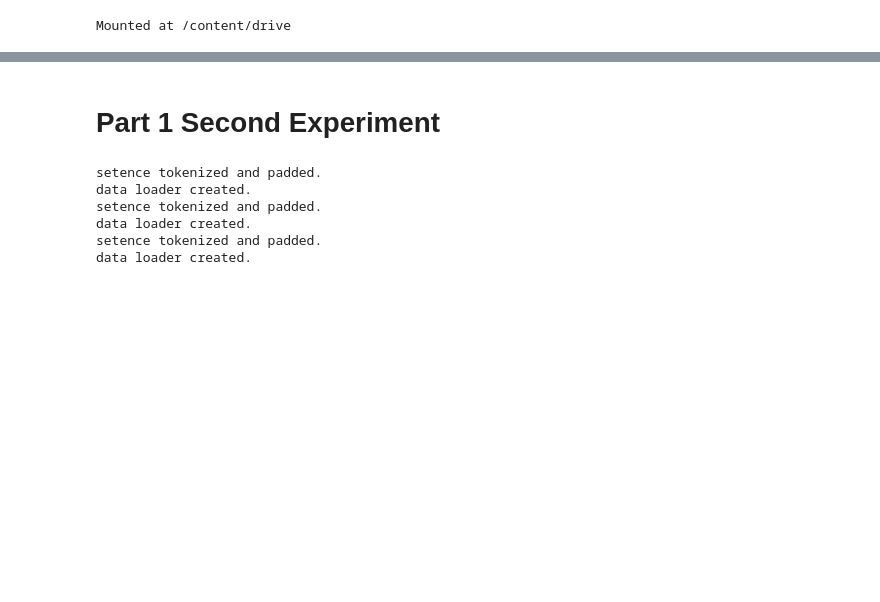
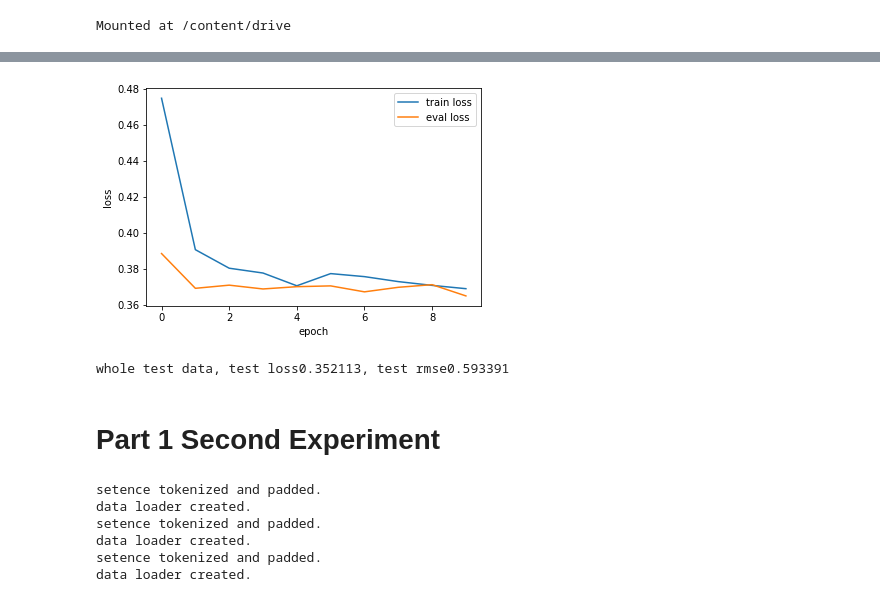
Before and after one commit to YehuiTang0316/Imperial-NLP-coursework, a Jupyter notebook: task_1_main.ipynb, the cells around one changed output, grey strips where cells are left out. Saved outputs shown, nothing was run; the diff lists cells and outputs as text; code cells hidden in the pictures; blank space fills up the shorter version.

Commit message:
model updated +merged

```diff
--- a/task_1_main.ipynb
+++ b/task_1_main.ipynb
@@ -155,10 +157,17 @@ def train(train_iter, dev_iter, model, number_epoch, method=None):
 
             print(f'| Epoch: {epoch:02} | Train Loss: {epoch_loss:.2f} | Train MSE: {epoch_mse:.2f} | Train RMSE: {epoch_mse**0.5:.2f} | \
             Val. Loss: {valid_loss:.2f} | Val. MSE: {valid_mse:.2f} |  Val. RMSE: {valid_mse**0.5:.2f} |')
-        torch.save(model.state_dict(), './drive/MyDrive/NLP_CW/bert.pth')
-        np.save('./drive/MyDrive/NLP_CW/train_loss.npy', train_loss)
-        np.save('./drive/MyDrive/NLP_CW/eval_loss.npy', eval_loss)
+ #       torch.save(model.state_dict(), './drive/MyDrive/NLP_CW/bert.pth')
+ #       np.save('./drive/MyDrive/NLP_CW/train_loss.npy', train_loss)
+ #       np.save('./drive/MyDrive/NLP_CW/eval_loss.npy', eval_loss)
     else:
+        train_losses = []
+        eval_losses = []
+        train_mse = []
+        eval_mse = []
+
+        print("Training model.")
+
         for epoch in range(1, number_epoch+1):
 
             model.train()
@@ -172,10 +181,10 @@ def train(train_iter, dev_iter, model, number_epoch, method=None):
 
                 feature, target = feature.to(device), target.to(device)
 
-            # for RNN:
+                # for RNN:
                 model.batch_size = target.shape[0]
                 no_observations = no_observations + target.shape[0]
-                model.hidden = model.init_hidden()
+                #model.hidden = model.init_hidden()
 
                 predictions = model(feature).squeeze(1)
 
@@ -192,10 +201,19 @@ def train(train_iter, dev_iter, model, number_epoch, method=None):
                 epoch_sse += sse
 
             valid_loss, valid_mse, __, __ = eval(dev_iter, model)
+            epoch_loss, epoch_mse = epoch_loss / no_observations, epoch_sse / no_observations
 
-            epoch_loss, epoch_mse = epoch_loss / no_observations, epoch_sse / no_observations
+            train_losses.append(epoch_loss)
+            eval_losses.append(valid_loss)
+            train_mse.append(epoch_mse)
+            eval_mse.append(valid_mse)
+
             print(f'| Epoch: {epoch:02} | Train Loss: {epoch_loss:.2f} | Train MSE: {epoch_mse:.2f} | Train RMSE: {epoch_mse**0.5:.2f} | \
             Val. Loss: {valid_loss:.2f} | Val. MSE: {valid_mse:.2f} |  Val. RMSE: {valid_mse**0.5:.2f} |')
+
+        #torch.save(model.state_dict(), './drive/MyDrive/Colab Notebooks/Imperial - NLP/model.pth')
+
+        return train_losses, eval_losses, train_mse, eval_mse
 # %%
 # We evaluate performance on our dev set
 def eval(data_iter, model, method=None):
@@ -347,7 +365,7 @@ class Task1DatasetBert(Dataset):
 
 class Task1Dataset(Dataset):
 
-    def __init__(self, train_data, labels, mask):
+    def __init__(self, train_data, labels):
         self.x_train = train_data
         self.y_train = labels
 
@@ -394,3 +522,22 @@ class BiLSTM(nn.Module):
+# %%
+# draw training curve
+import matplotlib.pyplot as plt
+
+plt.figure()
+x = list(range(len(train_losses)))
+plt.plot(x, train_losses)
+plt.plot(x, eval_losses)
+plt.legend(['train loss', 'eval loss'])
+plt.xlabel('epoch')
+plt.ylabel('loss')
+plt.show()
+# %% [output]
+[figure, added]
+# %%
+test_loss, test_mse, __, __ = eval(test_loader, model)
+print('whole test data, test loss{:.6f}, test rmse{:.6f}'.format(test_loss, test_mse**0.5))
+# %% [output]
+whole test data, test loss0.352113, test rmse0.593391
 # %% [markdown]
 # Part 1 Second Experiment
 # %%
```
Also changed, not shown: parts of 7 cells of this notebook.
